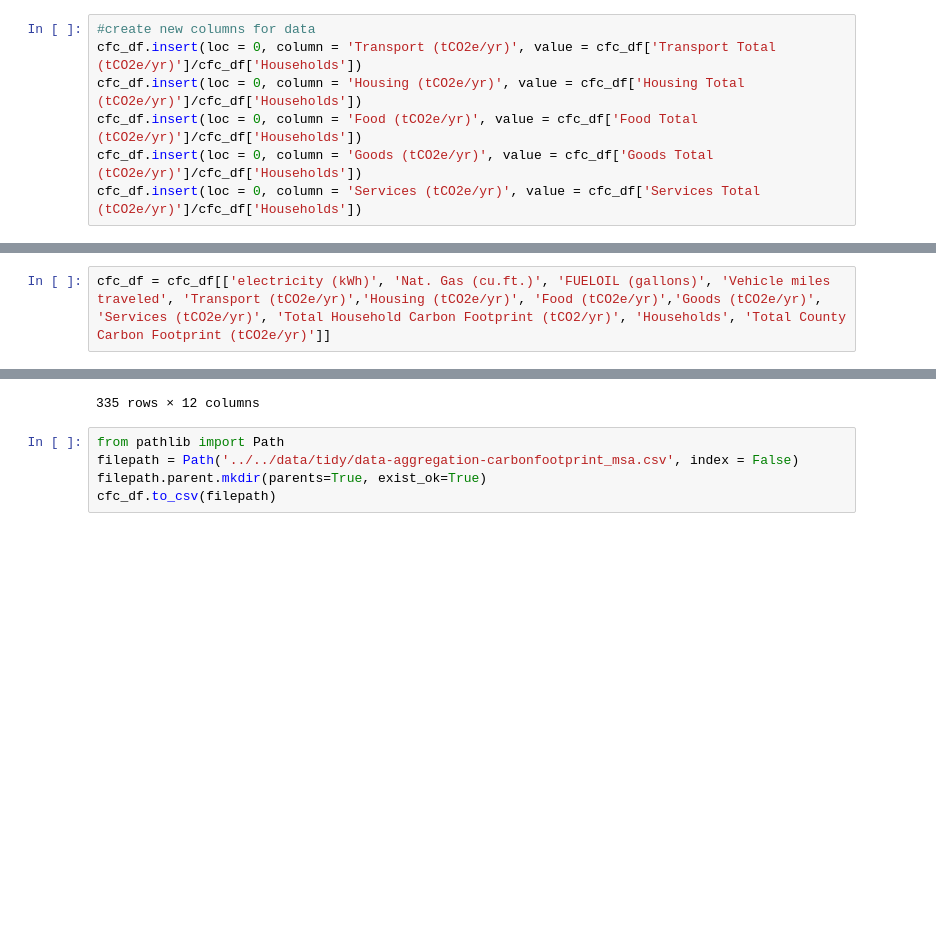
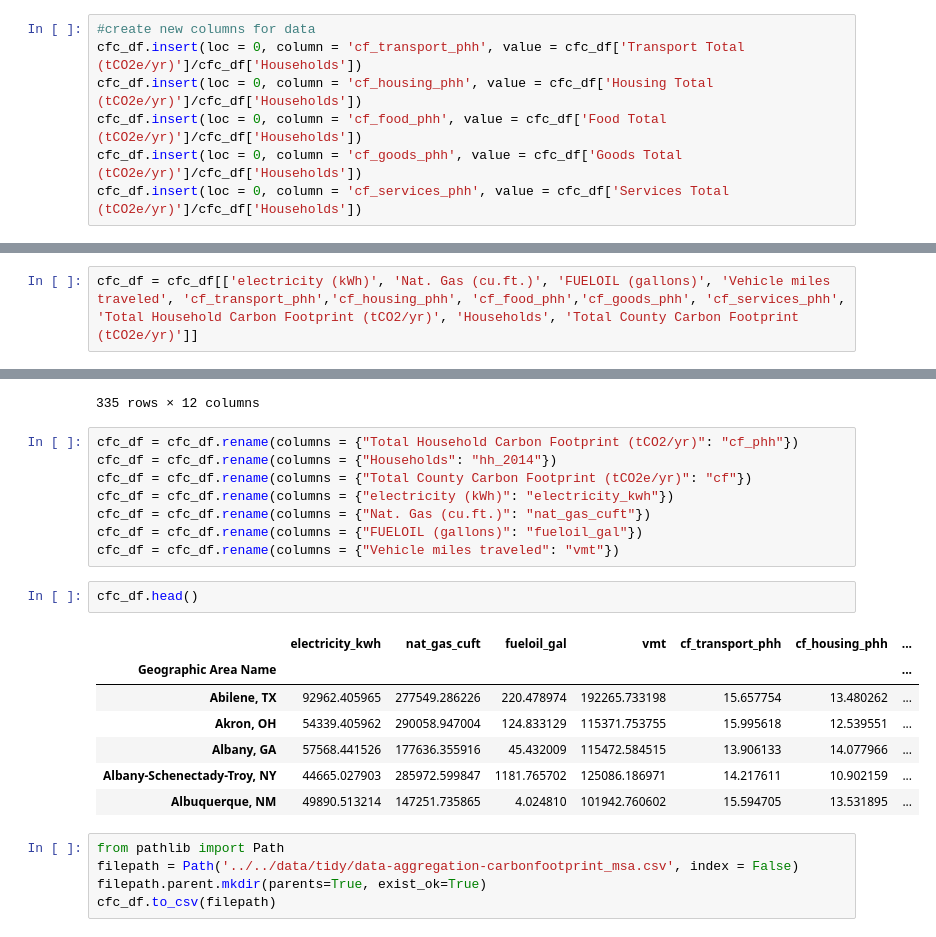
Before and after one commit to narslab/msa-emission-typologies, a Jupyter notebook: bin/jupyter/carbonfootprint_msa.ipynb, the cells around one changed output, grey strips where cells are left out. Saved outputs shown, nothing was run; the diff lists cells and outputs as text; blank space fills up the shorter version.

Commit message:
updated cf column names

```diff
--- a/bin/jupyter/carbonfootprint_msa.ipynb
+++ b/bin/jupyter/carbonfootprint_msa.ipynb
@@ -213,15 +213,15 @@ cfc_df.head()
 | Albuquerque, NM | 729083 | 49890.513214 | 147251.735865 | 4.024810 | ... |
 # %%
 #create new columns for data
-cfc_df.insert(loc = 0, column = 'Transport (tCO2e/yr)', value = cfc_df['Transport Total (tCO2e/yr)']/cfc_df['Households'])
-cfc_df.insert(loc = 0, column = 'Housing (tCO2e/yr)', value = cfc_df['Housing Total (tCO2e/yr)']/cfc_df['Households'])
-cfc_df.insert(loc = 0, column = 'Food (tCO2e/yr)', value = cfc_df['Food Total (tCO2e/yr)']/cfc_df['Households'])
-cfc_df.insert(loc = 0, column = 'Goods (tCO2e/yr)', value = cfc_df['Goods Total (tCO2e/yr)']/cfc_df['Households'])
-cfc_df.insert(loc = 0, column = 'Services (tCO2e/yr)', value = cfc_df['Services Total (tCO2e/yr)']/cfc_df['Households'])
+cfc_df.insert(loc = 0, column = 'cf_transport_phh', value = cfc_df['Transport Total (tCO2e/yr)']/cfc_df['Households'])
+cfc_df.insert(loc = 0, column = 'cf_housing_phh', value = cfc_df['Housing Total (tCO2e/yr)']/cfc_df['Households'])
+cfc_df.insert(loc = 0, column = 'cf_food_phh', value = cfc_df['Food Total (tCO2e/yr)']/cfc_df['Households'])
+cfc_df.insert(loc = 0, column = 'cf_goods_phh', value = cfc_df['Goods Total (tCO2e/yr)']/cfc_df['Households'])
+cfc_df.insert(loc = 0, column = 'cf_services_phh', value = cfc_df['Services Total (tCO2e/yr)']/cfc_df['Households'])
 # %%
 cfc_df.insert(loc = 0, column = 'Total Household Carbon Footprint (tCO2/yr)', value = cfc_df['New Total Carbon Footprints per MSA']/cfc_df['Households'])
 # %%
-cfc_df = cfc_df[['electricity (kWh)', 'Nat. Gas (cu.ft.)', 'FUELOIL (gallons)', 'Vehicle miles traveled', 'Transport (tCO2e/yr)','Housing (tCO2e/yr)', 'Food (tCO2e/yr)','Goods (tCO2e/yr)', 'Services (tCO2e/yr)', 'Total Household Carbon Footprint (tCO2/yr)', 'Households', 'Total County Carbon Footprint (tCO2e/yr)']]
+cfc_df = cfc_df[['electricity (kWh)', 'Nat. Gas (cu.ft.)', 'FUELOIL (gallons)', 'Vehicle miles traveled', 'cf_transport_phh','cf_housing_phh', 'cf_food_phh','cf_goods_phh', 'cf_services_phh', 'Total Household Carbon Footprint (tCO2/yr)', 'Households', 'Total County Carbon Footprint (tCO2e/yr)']]
 # %%
 cfc_df
 # %% [output]
@@ -239,6 +239,24 @@ cfc_df
 | Yuba City, CA | 13653.787386 | 85954.263509 | 2.279190 | 48561.160385 | ... |
 | Yuma, AZ | 21180.310427 | 82767.902652 | 2.156560 | 46330.136967 | ... |
 335 rows × 12 columns
+# %%
+cfc_df = cfc_df.rename(columns = {"Total Household Carbon Footprint (tCO2/yr)": "cf_phh"})
+cfc_df = cfc_df.rename(columns = {"Households": "hh_2014"})
+cfc_df = cfc_df.rename(columns = {"Total County Carbon Footprint (tCO2e/yr)": "cf"})
+cfc_df = cfc_df.rename(columns = {"electricity (kWh)": "electricity_kwh"})
+cfc_df = cfc_df.rename(columns = {"Nat. Gas (cu.ft.)": "nat_gas_cuft"})
+cfc_df = cfc_df.rename(columns = {"FUELOIL (gallons)": "fueloil_gal"})
+cfc_df = cfc_df.rename(columns = {"Vehicle miles traveled": "vmt"})
+# %%
+cfc_df.head()
+# %% [output]
+|  | electricity_kwh | nat_gas_cuft | fueloil_gal | vmt | cf_transport_phh | cf_housing_phh | ... |
+| Geographic Area Name |  |  |  |  |  |  | ... |
+| Abilene, TX | 92962.405965 | 277549.286226 | 220.478974 | 192265.733198 | 15.657754 | 13.480262 | ... |
+| Akron, OH | 54339.405962 | 290058.947004 | 124.833129 | 115371.753755 | 15.995618 | 12.539551 | ... |
+| Albany, GA | 57568.441526 | 177636.355916 | 45.432009 | 115472.584515 | 13.906133 | 14.077966 | ... |
+| Albany-Schenectady-Troy, NY | 44665.027903 | 285972.599847 | 1181.765702 | 125086.186971 | 14.217611 | 10.902159 | ... |
+| Albuquerque, NM | 49890.513214 | 147251.735865 | 4.024810 | 101942.760602 | 15.594705 | 13.531895 | ... |
 # %%
 from pathlib import Path
 filepath = Path('../../data/tidy/data-aggregation-carbonfootprint_msa.csv', index = False)
```
Also changed, not shown: 1 other file.
